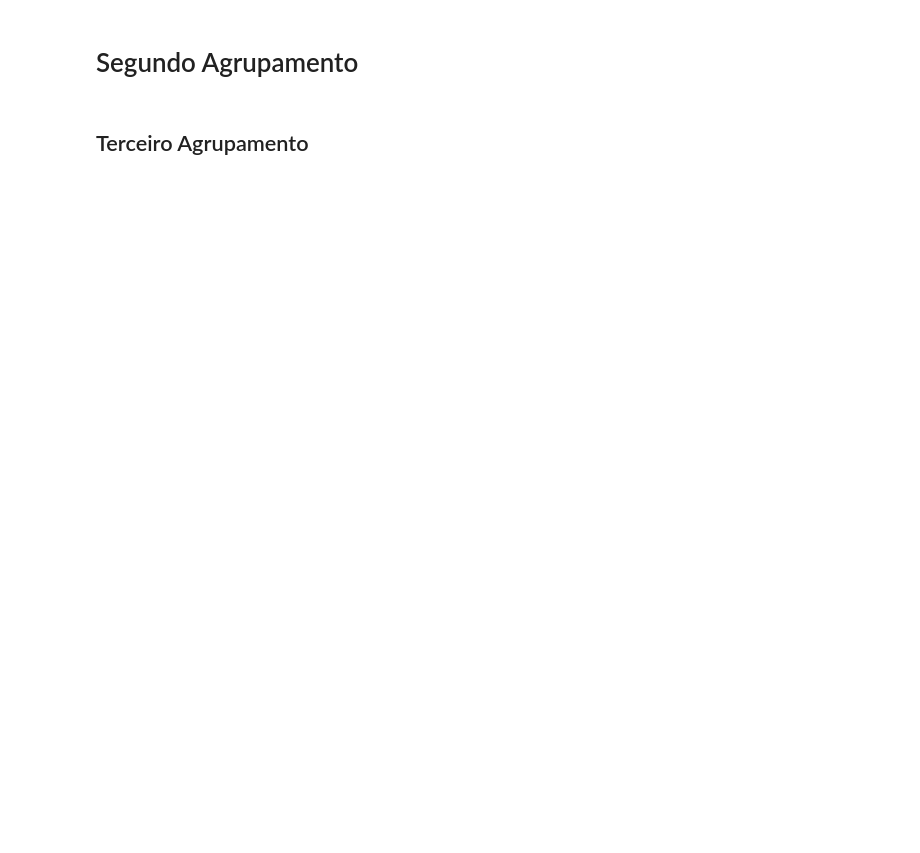
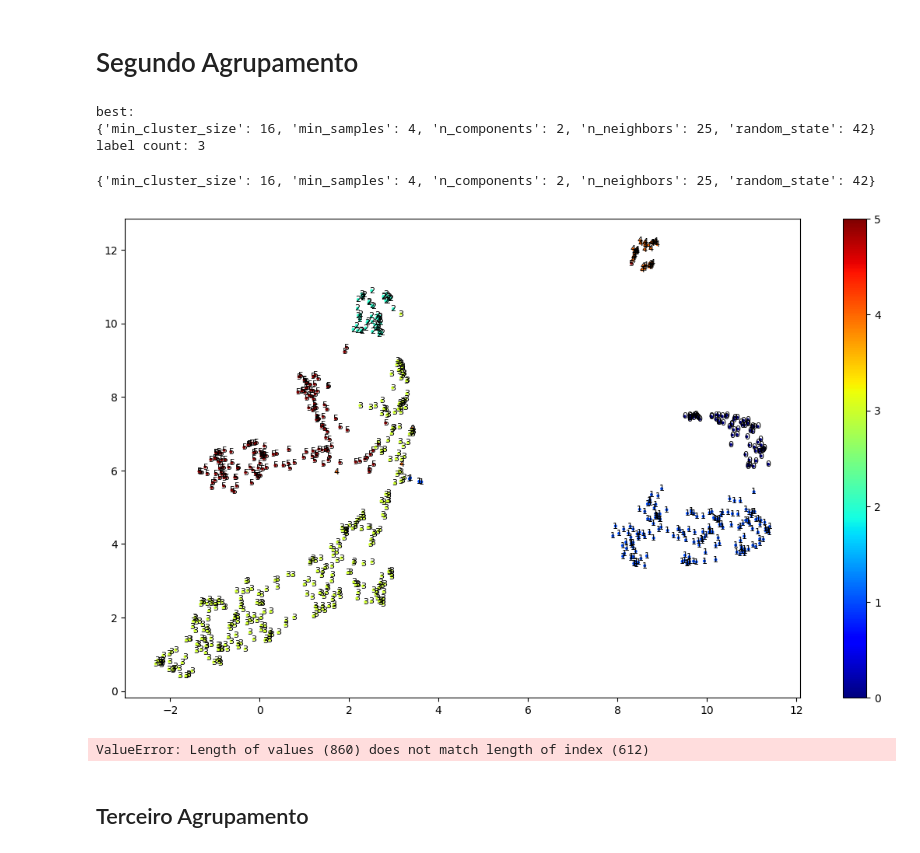
Before and after one commit to IsabellaR-Luna/datathon-passos-magicos, a Jupyter notebook: notebook_teste.ipynb, the cells around one changed output. Saved outputs shown, nothing was run; the diff lists cells and outputs as text; code cells hidden in the pictures; blank space fills up the shorter version.

```diff
--- a/notebook_teste.ipynb
+++ b/notebook_teste.ipynb
@@ -316,35 +370,48 @@ df_filtrada1.shape
 # %% [markdown]
 # Segundo Agrupamento
 # %%
-module_url = "https://tfhub.dev/google/universal-sentence-encoder-multilingual/3"
-model_use = hub.load(module_url)
-print(f"module {module_url} loaded")
+# module_url = "https://tfhub.dev/google/universal-sentence-encoder-multilingual/3"
+# model_use = hub.load(module_url)
+# print(f"module {module_url} loaded")
 
-todas_transcricoes = list(df_filtrada1['texto_processado_embeddings'])
-embeddings_transcricoes = model_use(todas_transcricoes)
-print(len(embeddings_transcricoes))
+# todas_transcricoes = list(df_filtrada1['texto_processado_embeddings'])
+# embeddings_transcricoes = model_use(todas_transcricoes)
+# print(len(embeddings_transcricoes))
+
+features_cluster = ['IAA', 'IEG', 'IPS', 'IDA', 'IPV', 'IAN', 'Defas']
+X = df[features_cluster].fillna(df[features_cluster].median())
+X_scaled = StandardScaler().fit_transform(X)
+
+
 
 #Definindo o espaço para busca de hiperparâmetros
 hspace = {
-    "n_neighbors": hp.choice('n_neighbors', range(2, 50)),
-    "n_components": hp.choice('n_components', range(2, 50)),
-    "min_cluster_size": hp.choice('min_cluster_size', range(2, 12)),
+    "n_neighbors": hp.choice('n_neighbors', range(3, 30)),
+    "n_components": hp.choice('n_components', range(2, 8)),
+    "min_cluster_size": hp.choice('min_cluster_size', range(10, 50)),
     "min_samples": hp.choice('min_samples', range(2, 12)),
     "random_state": 42
 }
 
-label_lower = 20
-label_upper = 80
+label_lower = 3
+label_upper = 5
 max_evals = 50
 
-best_params_use, best_clusters_use, trials_use = bayesian_search(embeddings_transcricoes,
+best_params_use, best_clusters_use, trials_use = bayesian_search(embeddings=X_scaled,
                                                                  space=hspace,
                                                                  label_lower=label_lower,
                                                                  label_upper=label_upper,
                                                                  max_evals=max_evals)
 
-#Mostrando os melhores hiperparâmetros
+# Mostrando os melhores hiperparâmetros
 print(best_params_use)
+# %% [output]
+best:
+{'min_cluster_size': 16, 'min_samples': 4, 'n_components': 2, 'n_neighbors': 25, 'random_state': 42}
+label count: 3
+{'min_cluster_size': 16, 'min_samples': 4, 'n_components': 2, 'n_neighbors': 25, 'random_state': 42}
 # %%
-plot_clusters(embeddings_transcricoes, best_clusters_use)
+plot_clusters(X_scaled, best_clusters_use)
+# %% [output]
+[figure, added]
 # %%
@@ -352,7 +419,9 @@ plot_clusters_interactive(embeddings_transcricoes, best_clusters_use)
 # %%
 df_filtrada1["grupo"] = best_clusters_use.labels_
 #Salva um excel com os chamados e grupos
-df_filtrada1.to_excel(f"df_filtrado.xlsx")
+# df_filtrada1.to_excel(f"df_filtrado.xlsx")
+# %% [output]
+ValueError: Length of values (860) does not match length of index (612)
 # %%
 df_filtrada2 = df_filtrada1[df_filtrada1["grupo"] != 0]
 print(df_filtrada2.shape)
```
Also changed, not shown: parts of 16 cells of this notebook, 4 other files.
